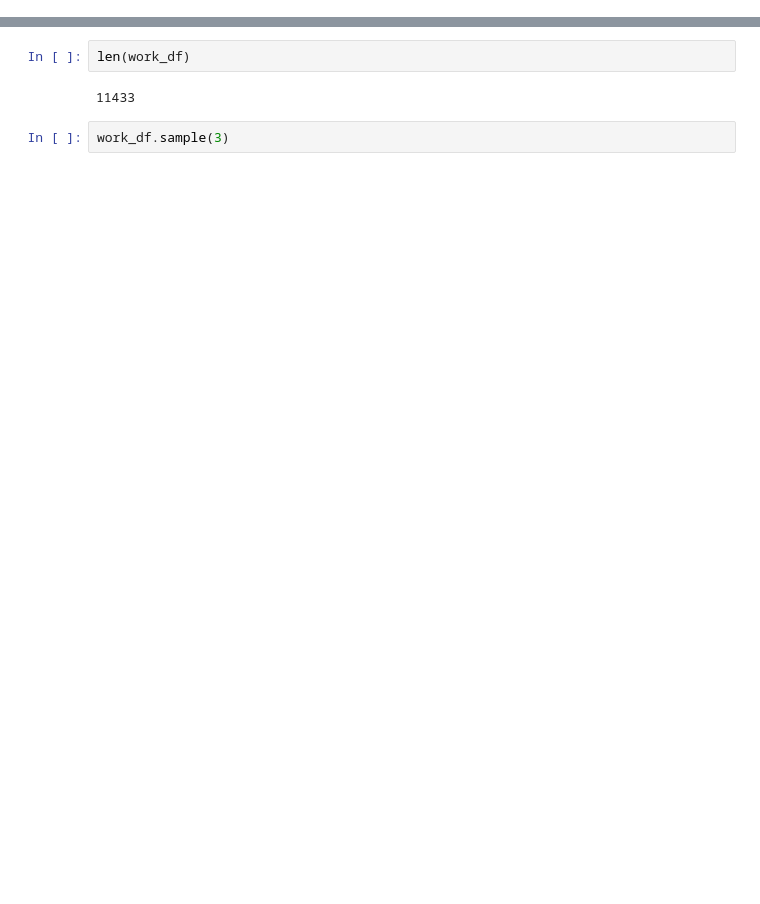
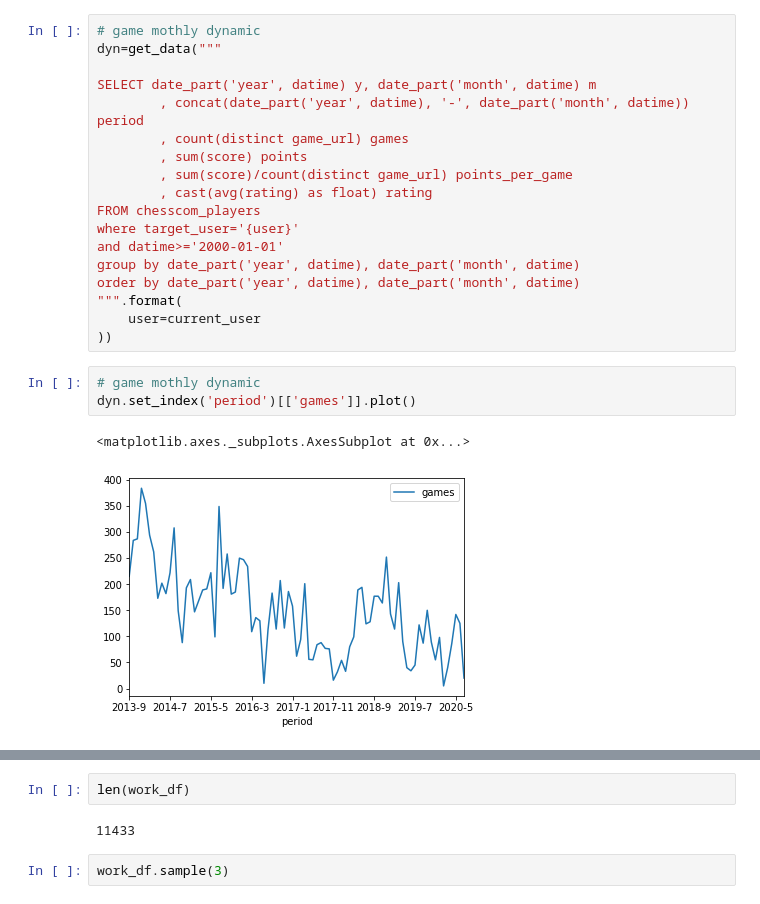
Before and after one commit to rosolimo212/chesscom, a Jupyter notebook: Current_user_forec.ipynb, the cells around one changed output, grey strips where cells are left out. Cells and saved outputs as stored; diff of their text form; blank space fills up the shorter version.

```diff
--- a/Current_user_forec.ipynb
+++ b/Current_user_forec.ipynb
@@ -274,0 +74,24 @@ df[0:3]
+# %%
+# game mothly dynamic
+dyn=get_data("""
+
+SELECT date_part('year', datime) y, date_part('month', datime) m
+        , concat(date_part('year', datime), '-', date_part('month', datime)) period
+        , count(distinct game_url) games
+        , sum(score) points
+        , sum(score)/count(distinct game_url) points_per_game
+        , cast(avg(rating) as float) rating
+FROM chesscom_players
+where target_user='{user}'
+and datime>='2000-01-01'
+group by date_part('year', datime), date_part('month', datime)
+order by date_part('year', datime), date_part('month', datime)
+""".format(
+    user=current_user
+))
+# %%
+# game mothly dynamic
+dyn.set_index('period')[['games']].plot()
+# %% [output]
+<matplotlib.axes._subplots.AxesSubplot at 0x...>
+[figure, added]
```
Also changed, not shown: parts of 71 cells of this notebook.
